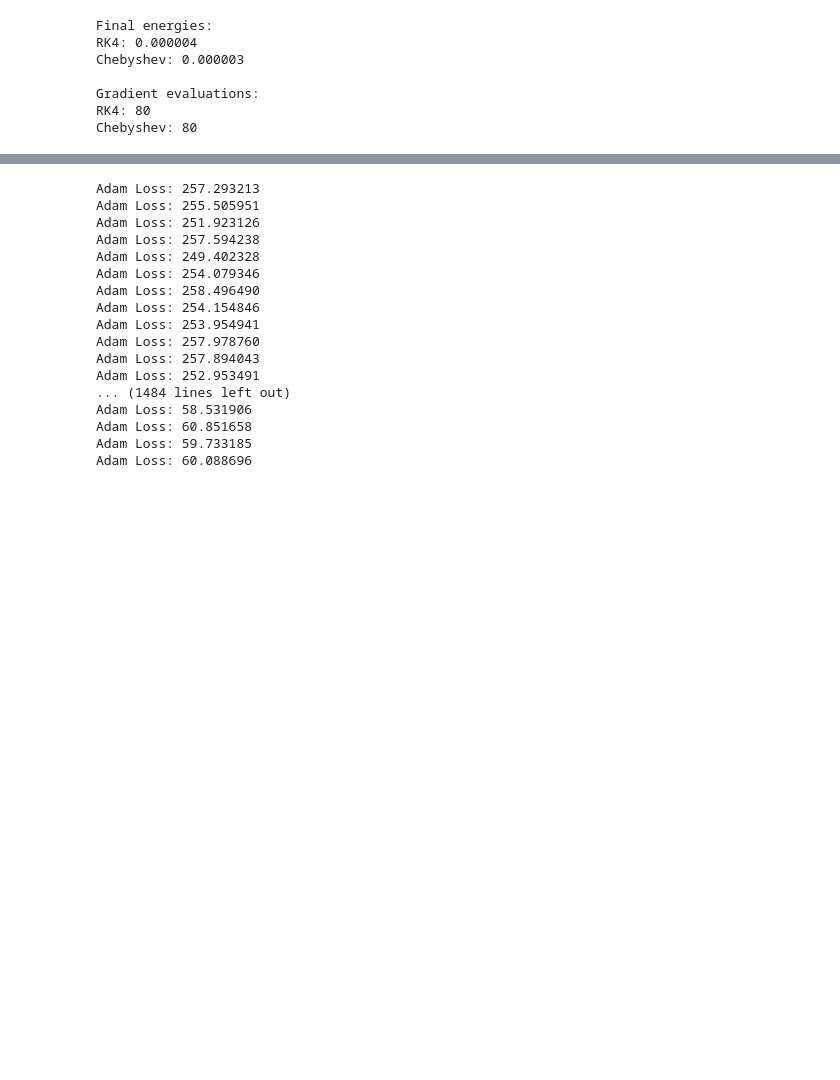
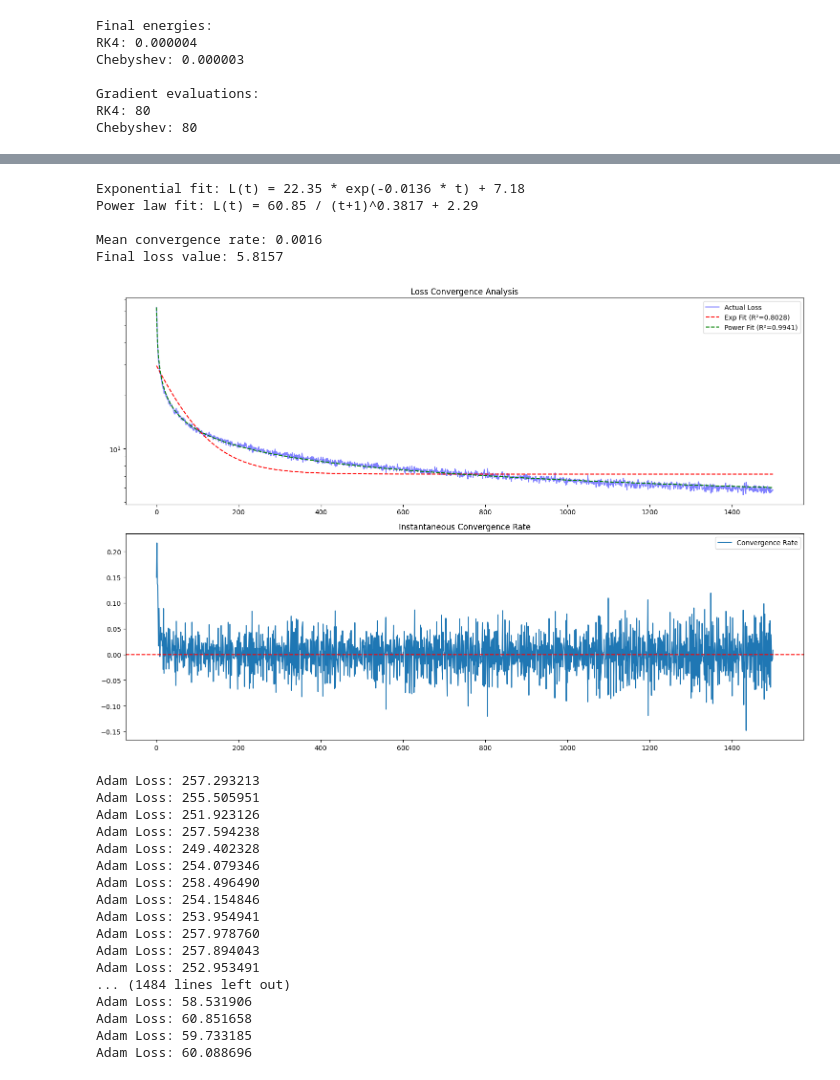
Before and after one commit to falseywinchnet/AI_STUFF, a Jupyter notebook: RCO.ipynb, the cells around one changed output, grey strips where cells are left out. Saved outputs shown, nothing was run; the diff lists cells and outputs as text; code cells hidden in the pictures; blank space fills up the shorter version.

```diff
--- a/RCO.ipynb
+++ b/RCO.ipynb
@@ -799,3 +724,72 @@ Epoch 1499, Loss: 19.606632
+# %%
+import numpy as np
+from scipy.optimize import curve_fit
+import matplotlib.pyplot as plt
+
+def analyze_loss_convergence(losses):
+    # Convert to numpy array if not already
+    losses = np.array(losses)
+    t = np.arange(len(losses))
+
+    # Define potential fitting functions
+    def exp_decay(t, a, b, c):
+        return a * np.exp(-b * t) + c
+
+    def power_law(t, a, b, c):
+        return a / (t + 1)**b + c
+
+    # Fit both models
+    try:
+        exp_params, _ = curve_fit(exp_decay, t, losses, p0=[losses[0], 0.01, losses[-1]])
+        power_params, _ = curve_fit(power_law, t, losses, p0=[losses[0], 0.5, losses[-1]])
+
+        # Calculate R-squared for both fits
+        exp_fitted = exp_decay(t, *exp_params)
+        power_fitted = power_law(t, *power_params)
+
+        exp_r2 = 1 - np.sum((losses - exp_fitted)**2) / np.sum((losses - np.mean(losses))**2)
+        power_r2 = 1 - np.sum((losses - power_fitted)**2) / np.sum((losses - np.mean(losses))**2)
+
+        # Plot results
+        plt.figure(figsize=(15, 10))
+
+        # Original data
+        plt.subplot(2, 1, 1)
+        plt.plot(t, losses, 'b-', label='Actual Loss', alpha=0.5)
+        plt.plot(t, exp_fitted, 'r--', label=f'Exp Fit (R²={exp_r2:.4f})')
+        plt.plot(t, power_fitted, 'g--', label=f'Power Fit (R²={power_r2:.4f})')
+        plt.yscale('log')
+        plt.legend()
+        plt.title('Loss Convergence Analysis')
+
+        # Convergence rate
+        plt.subplot(2, 1, 2)
+        rates = -(np.diff(np.log(losses)))
+        plt.plot(t[1:], rates, label='Convergence Rate')
+        plt.axhline(y=0, color='r', linestyle='--')
+        plt.title('Instantaneous Convergence Rate')
+        plt.legend()
+
+        # Print findings
+        print(f"Exponential fit: L(t) = {exp_params[0]:.2f} * exp(-{exp_params[1]:.4f} * t) + {exp_params[2]:.2f}")
+        print(f"Power law fit: L(t) = {power_params[0]:.2f} / (t+1)^{power_params[1]:.4f} + {power_params[2]:.2f}")
+        print(f"\nMean convergence rate: {np.mean(rates):.4f}")
+        print(f"Final loss value: {losses[-1]:.4f}")
+
+        plt.tight_layout()
+        plt.show()
+
+    except RuntimeError:
+        print("Fitting failed - try adjusting initial parameters")
+
+analyze_loss_convergence(losses)
+# %% [output]
+Exponential fit: L(t) = 22.35 * exp(-0.0136 * t) + 7.18
+Power law fit: L(t) = 60.85 / (t+1)^0.3817 + 2.29
+
+Mean convergence rate: 0.0016
+Final loss value: 5.8157
+[figure, added]
 # %%
 import torch
 import torch.nn as nn
```
Also changed, not shown: parts of 2 cells of this notebook.
